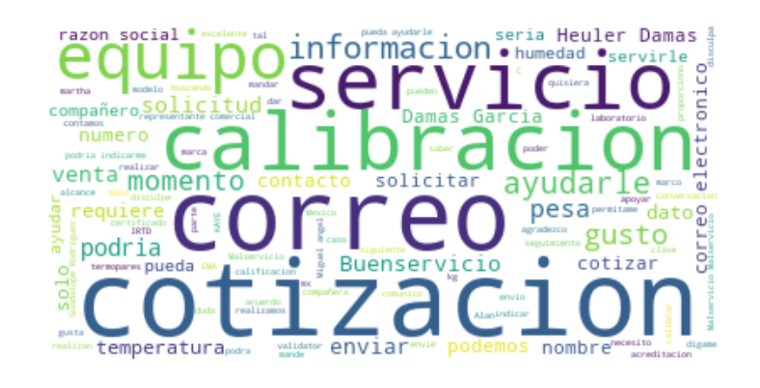
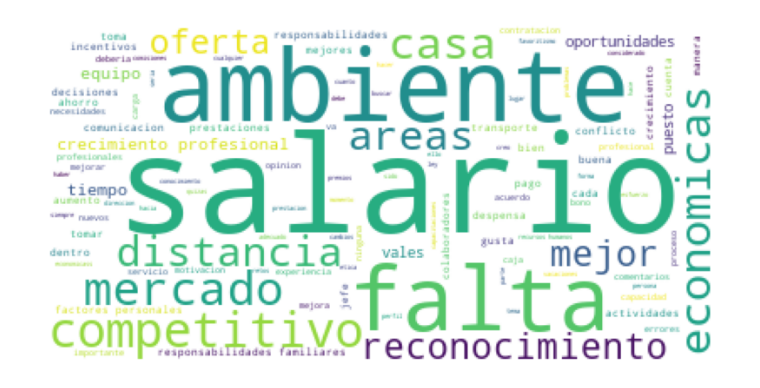
Before and after one commit to MiguelOscar-Insco/data-INSCO-hub, a Jupyter notebook: notebooks/prove/enc+chat.ipynb, the cells around one changed output. Saved outputs shown, nothing was run; the diff lists cells and outputs as text; code cells hidden in the pictures.

Commit message:
Archivos ML y costos

```diff
--- a/notebooks/prove/enc+chat.ipynb
+++ b/notebooks/prove/enc+chat.ipynb
@@ -3,27 +3,90 @@ import nltk
 from wordcloud import WordCloud
 import matplotlib.pyplot as plt
 from nltk.corpus import stopwords
+import pandas as pd
+import re
 
 # Descargar las stopwords de NLTK si es la primera vez que lo usas
-nltk.download('stopwords')
+try:
+    nltk.data.find('corpora/stopwords')
+except nltk.downloader.DownloadError:
+    nltk.download('stopwords')
+except LookupError:
+     nltk.download('stopwords')
+
 
 # Cargar las stopwords en español
-stop_words = set(stopwords.words('spanish'))  # Se puede cambiar 'spanish' por 'english'
+stop_words = set(stopwords.words('spanish'))
 
-# Agregar stopwords adicionales que consideres innecesarias
-custom_stopwords = {'buen','asi', 'despues', 'patrones', 'dos', 'embargo', 'ninguno', 'usted', 'gustaria', 'misma','mas','soporte', 'usuario', 'inscomexico', 'hola', 'com', 'buenas', 'encuesta', 'ustedes', 'insco', 'gracia', 'dia', 'gracias', 'buenos','puedo', 'puede', 'puedes', 'muchas', 'favor', 'si', 'claro', 'dias', 'perfecto'}  # Añade más palabras aquí si es necesario
+# Tus stopwords personalizadas adicionales
+custom_stopwords = {'a', 'al', 'asi', 'buenas', 'buenos', 'claro', 'com', 'como', 'con', 'cual', 'cuando', 'de', 'del', 'despues',
+                    'después', 'dia', 'dias', 'donde', 'dos', 'el', 'embargo', 'en', 'encuesta', 'entre', 'es', 'esta', 'este',
+                    'favor', 'gracia', 'gracias', 'gustaria', 'hasta', 'hola', 'inscomexico', 'la', 'las', 'le', 'les', 'lo', 'los',
+                    'mas', 'me', 'mi', 'misma', 'muchas', 'muy', 'más', 'ni', 'ninguno', 'no', 'nos', 'o', 'para', 'patrones',
+                    'pero', 'por', 'porque', 'puede', 'que', 'quien', 'qué', 'se', 'si', 'sin', 'sobre', 'solo', 'soporte', 'su',
+                    'sus', 'sí', 'también', 'tarde', 'tardes', 'un', 'una', 'unos', 'usted', 'ustedes', 'usuario', 'y', 'ya', 'día',
+                    'días', 'ser', 'trabajo', 'empresa', 'empleados', 'empleo', 'emplead', 'empleada', 'empleadas', 'empleados', 'empleadoss',
+             'empleadoss', 'empresa', 'empresas', 'emplead', 'empleada', 'empleadas', 'empleados', 'empleadoss', 'empleadoss',
+             'empresa', 'area', 'personal', 'condiciones', 'laboral', 'general', 'generales', 'considero', 'tambien', 'ser', 'etc',
+             'insco', 'alguna', 'algunas', 'algun', 'algunas', 'alguno', 'algunos', 'puedo', 'puedes', 'pueden', 'puedo', 'puedes',
+             'pueden'}
+
+
+# Combinar todas las stopwords en el conjunto final
 stop_words.update(custom_stopwords)
 
-# Leer el archivo Chat_Odoo.txt
-with open("enc + chat.txt", "r", encoding="utf-8") as file:
-    enc_chat = file.read()
 
-# Crear la nube de palabras eliminando las stopwords
-wordcloud_enc_chat = WordCloud(stopwords=stop_words, background_color='white', max_words=100).generate(enc_chat)
 
-# Mostrar la nube de palabras usando matplotlib
-plt.figure(figsize=(10, 6))
-plt.imshow(wordcloud_enc_chat, interpolation='bilinear')
-plt.axis("off")  # Quitar los ejes
-plt.show()
+# Cargar el DataFrame
+url = 'https://raw.githubusercontent.com/MiguelOscar-Insco/data-INSCO-hub/refs/heads/main/data/processed/texto.csv'
+
+try:
+    # Puedes mantener la variable como 'texto' o cambiarla a 'df' para consistencia si prefieres
+    df = pd.read_csv(url)
+
+    # --- Extraer y combinar texto de todas las columnas de string ---
+    # Seleccionar solo las columnas que son de tipo 'object' (generalmente strings)
+    columnas_de_texto = df.select_dtypes(include='object').columns.tolist()
+
+    # Si tu índice es una columna de texto y no quieres incluirla, quítala de la lista
+    if df.index.name in columnas_de_texto:
+         columnas_de_texto.remove(df.index.name)
+
+
+    texto_completo = ""
+    for col in columnas_de_texto:
+        # .to_list() o .tolist() ambos funcionan
+        texto_col = ' '.join(df[col].dropna().astype(str).to_list())
+        texto_completo += texto_col + " "
+
+    # --- Limpieza del texto ---
+    # 1. Convertir todo a minúsculas primero
+    texto_limpio = texto_completo.lower()
+
+    # 2. Realizar reemplazos (asegúrate de asignar el resultado)
+    # texto_limpio = texto_limpio.replace('palabra_antigua', 'palabra_nueva') # Ejemplo de otros reemplazos
+
+    # Corregir el reemplazo de 'economico' a 'economicas'
+    texto_limpio = texto_limpio.replace('economico', 'economicas')
+
+
+    # 3. Eliminar caracteres especiales (después de minúsculas y reemplazos si aplica)
+    texto_final_para_wc = re.sub(r'[^a-z0-9\s]', '', texto_limpio) # Solo letras minúsculas, números y espacios
+
+    # Opcional: eliminar espacios extra (múltiples espacios seguidos)
+    texto_final_para_wc = re.sub(r'\s+', ' ', texto_final_para_wc).strip()
+
+
+    # --- Crear y mostrar la nube de palabras ---
+    wordcloud = WordCloud(stopwords=stop_words, background_color='white', max_words=150).generate(texto_final_para_wc)
+
+    plt.figure(figsize=(10, 6))
+    plt.imshow(wordcloud, interpolation='hanning')
+    plt.axis("off")
+    plt.show()
+
+except FileNotFoundError:
+    print(f"Error: El archivo en la URL no fue encontrado.")
+except Exception as e:
+    print(f"Ocurrió un error: {e}")
 # %% [output]
@@ -33 +93 @@ plt.show()
-[figure, old version]
+[figure, new version]
```
Also changed, not shown: parts of 1 cell of this notebook, 15 other files.
